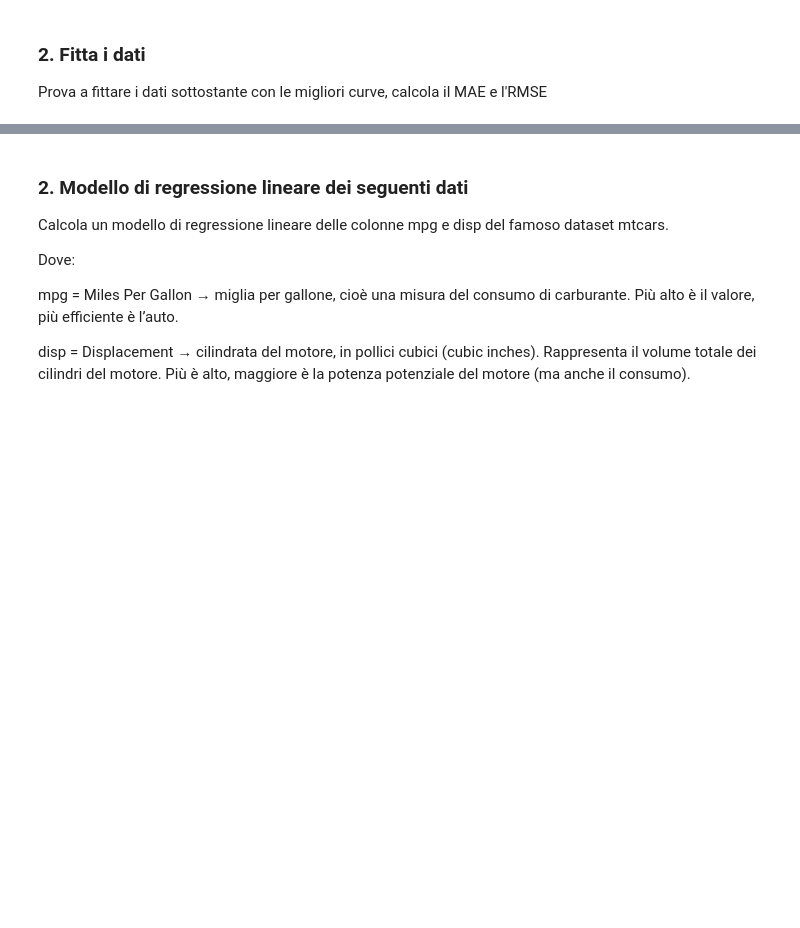
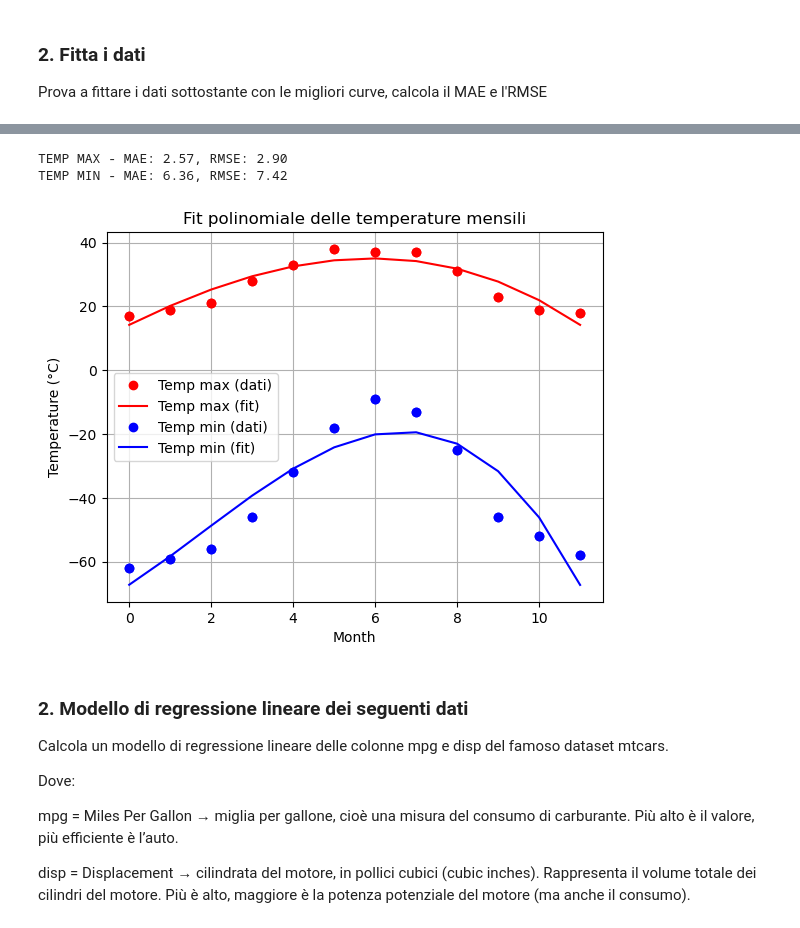
Before and after one commit to sebastiancarbone/ProgrammingLab2, a Jupyter notebook: 6_Esericzi_lez6.ipynb, the cells around one changed output, grey strips where cells are left out. Drawn from its saved outputs; the diff is of its cells as text; code cells hidden in the pictures; blank space fills up the shorter version.

```diff
--- a/6_Esericzi_lez6.ipynb
+++ b/6_Esericzi_lez6.ipynb
@@ -32,3 +64,56 @@ Text(0, 0.5, 'Min and max temperature')
+# %%
+import numpy as np
+temp_max = np.array([17, 19, 21, 28, 33, 38, 37, 37, 31, 23, 19, 18])
+temp_min = np.array([-62, -59, -56, -46, -32, -18, -9, -13, -25, -46, -52, -58])
+import matplotlib.pyplot as plt
+months = np.arange(12)
+plt.plot(months, temp_max, "ro")
+plt.plot(months, temp_min, "bo")
+plt.xlabel("Month")
+plt.ylabel("Min and max temperature")
+
+#Osservando il grafico, possiamo già intuire che una curva polinomiale di grado 2 o 3 potrebbe adattarsi meglio dei semplici modelli lineari (soprattutto per le minime).
+# Fit polinomiale di grado 3
+coeffs_max = np.polyfit(months, temp_max, 3)
+coeffs_min = np.polyfit(months, temp_min, 3)
+
+# Funzioni polinomiali
+poly_max = np.poly1d(coeffs_max)
+poly_min = np.poly1d(coeffs_min)
+
+# Valori stimati
+temp_max_pred = poly_max(months)
+temp_min_pred = poly_min(months)
+
+import math
+
+# Errori temperatura massima
+mae_max = np.mean(np.abs(temp_max - temp_max_pred))
+rmse_max = math.sqrt(np.mean((temp_max - temp_max_pred)**2))
+
+# Errori temperatura minima
+mae_min = np.mean(np.abs(temp_min - temp_min_pred))
+rmse_min = math.sqrt(np.mean((temp_min - temp_min_pred)**2))
+
+print(f"TEMP MAX - MAE: {mae_max:.2f}, RMSE: {rmse_max:.2f}")
+print(f"TEMP MIN - MAE: {mae_min:.2f}, RMSE: {rmse_min:.2f}")
+
+#Grafico
+
+plt.plot(months, temp_max, "ro", label="Temp max (dati)")
+plt.plot(months, temp_max_pred, "r-", label="Temp max (fit)")
+plt.plot(months, temp_min, "bo", label="Temp min (dati)")
+plt.plot(months, temp_min_pred, "b-", label="Temp min (fit)")
+plt.xlabel("Month")
+plt.ylabel("Temperature (°C)")
+plt.title("Fit polinomiale delle temperature mensili")
+plt.legend()
+plt.grid(True)
+plt.show()
+# %% [output]
+TEMP MAX - MAE: 2.57, RMSE: 2.90
+TEMP MIN - MAE: 6.36, RMSE: 7.42
+[figure, added]
 # %% [markdown]
 ### **2. Modello di regressione lineare dei seguenti dati**
 
```
Also changed, not shown: parts of 4 cells of this notebook, 10 other files.
